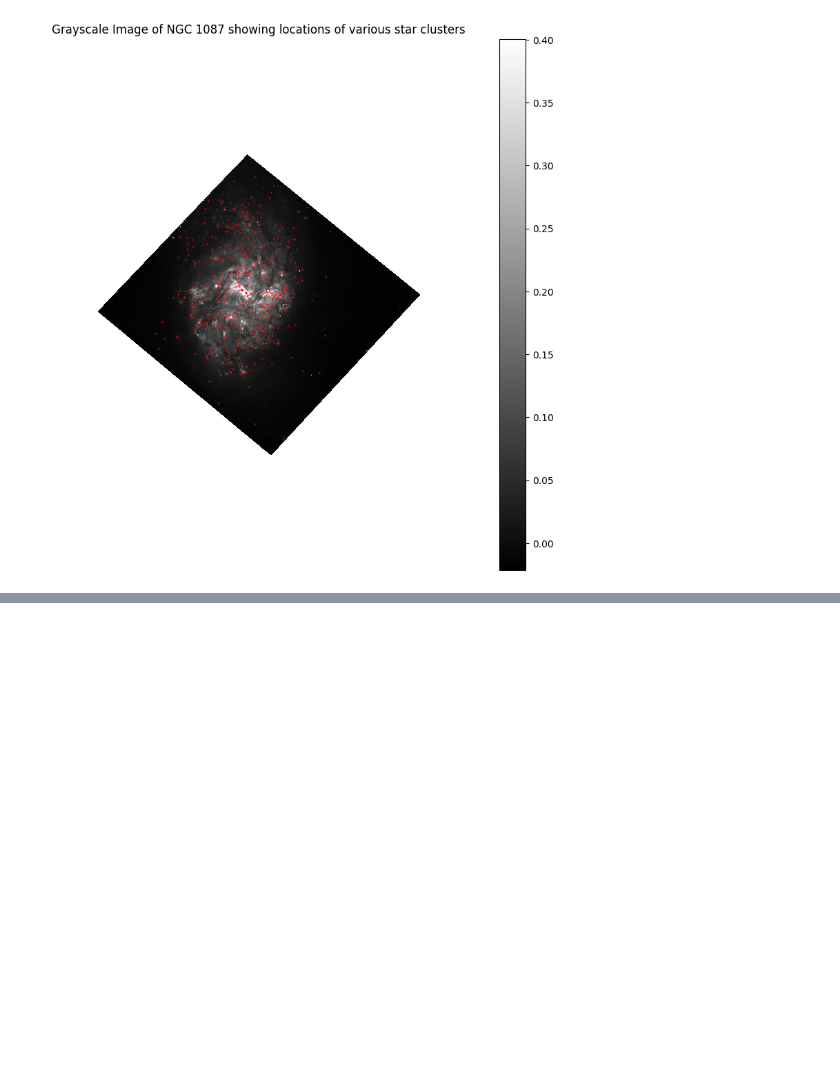
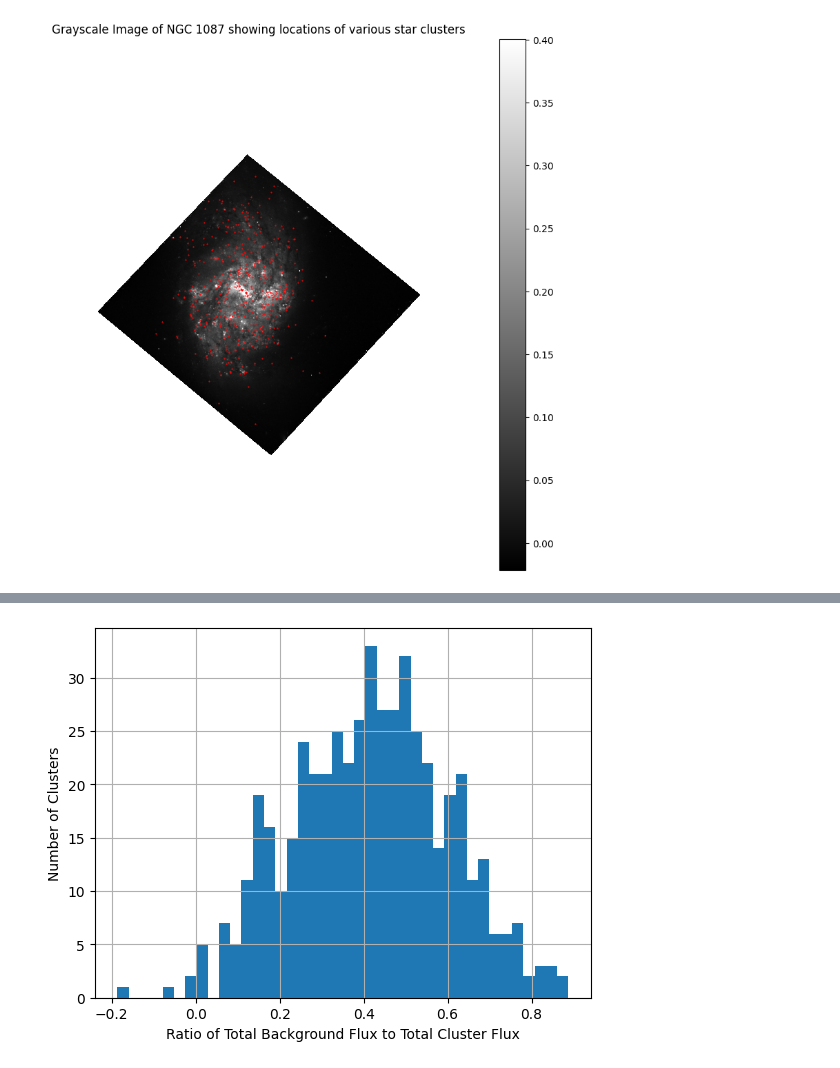
Before and after one commit to MalayKedia/studying_cluster_properties-KSP, a Jupyter notebook: FluxCalculationForClusters/cluster_flux_calc_using_img.ipynb, the cells around one changed output, grey strips where cells are left out. Cells and saved outputs as stored; diff of their text form; code cells hidden in the pictures; blank space fills up the shorter version.

```diff
--- a/FluxCalculationForClusters/cluster_flux_calc_using_img.ipynb
+++ b/FluxCalculationForClusters/cluster_flux_calc_using_img.ipynb
@@ -104,0 +153,9 @@ plt.show()
+# %%
+plt.hist(phot_table['total_bkg']/phot_table['aperture_sum'], bins=40)
+plt.xlabel("Ratio of Total Background Flux to Total Cluster Flux")
+plt.ylabel("Number of Clusters")
+plt.grid()
+# plt.savefig('HistRatioTotalBkgFluxToClusterFlux.png')
+plt.show()
+# %% [output]
+[figure, added]
```
Also changed, not shown: parts of 4 cells of this notebook, 2 other files.
